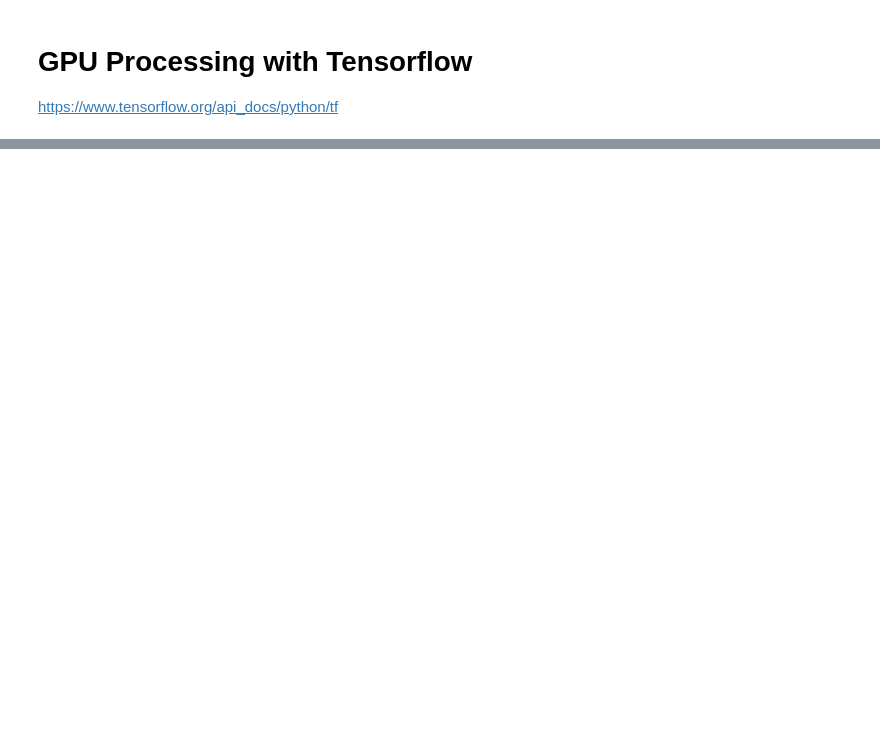
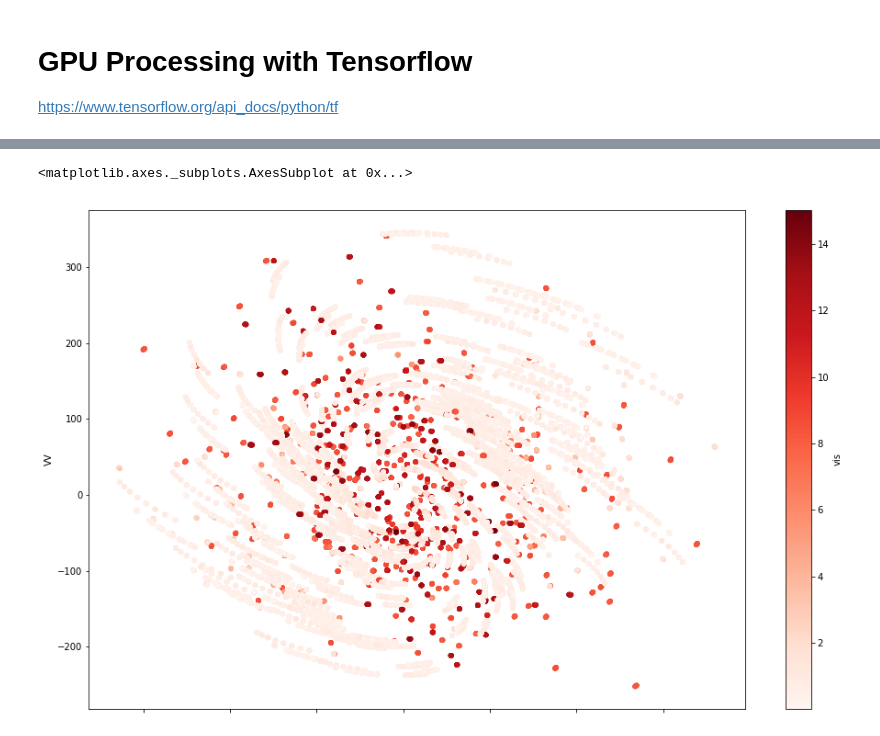
Before and after one commit to ryanraba/casa6, a Jupyter notebook: casa7experiments.ipynb, the cells around one changed output, grey strips where cells are left out. Drawn from its saved outputs; the diff is of its cells as text; code cells hidden in the pictures; blank space fills up the shorter version.

```diff
--- a/casa7experiments.ipynb
+++ b/casa7experiments.ipynb
@@ -292,0 +432,11 @@ tensorflow elapsed time (s):  1.1716275215148926
+# %%
+# we can do operations on a slice of multiple columns
+# here we will operate on all the visibility channels (each in their own column)
+d0 = pdf.columns.values[pdf.columns.str.startswith('DATA0_')]
+d1 = pdf.columns.values[pdf.columns.str.startswith('DATA1_')]
+
+# we can find the mean across time for each channels
+print(pdf[d0].mean(axis=0).shape)
+
+# and the mean across channels for each time
+print(pdf[d0].mean(axis=1).shape)
@@ -292,0 +446,9 @@ tensorflow elapsed time (s):  1.1716275215148926
+# %%
+# but you can't add dataframe slices with different column names
+# i.e. pdf[d0] + pdf[d1] wont work
+# but you can add their underlying numpy arrays
+vis = (pdf[d0].values + pdf[d1].values)/2
+
+# so lets make a new DataFrame of size samples x channels from our vis computation
+vdf = pd.DataFrame(vis)
+print(type(vdf), vdf.shape)
@@ -292,0 +457,9 @@ tensorflow elapsed time (s):  1.1716275215148926
+# %%
+# now we can do more
+# let's make a new DataFrame out of our mean visibilities
+# then add U / V coordinates alongside
+rdf = pd.DataFrame(vdf.mean(axis=1).abs(), columns=['vis'])
+rdf['UU'] = pdf['UU']
+rdf['VV'] = pdf['VV']
+
+rdf.info()
@@ -292,0 +475,8 @@ tensorflow elapsed time (s):  1.1716275215148926
+# %%
+# lets visualize
+from matplotlib import cm
+
+rdf.plot(x='UU', y='VV', c='vis', kind='scatter', cmap=cm.get_cmap('Reds'), figsize=(16,10))
+# %% [output]
+<matplotlib.axes._subplots.AxesSubplot at 0x...>
+[figure, added]
```
Also changed, not shown: parts of 21 cells of this notebook.
